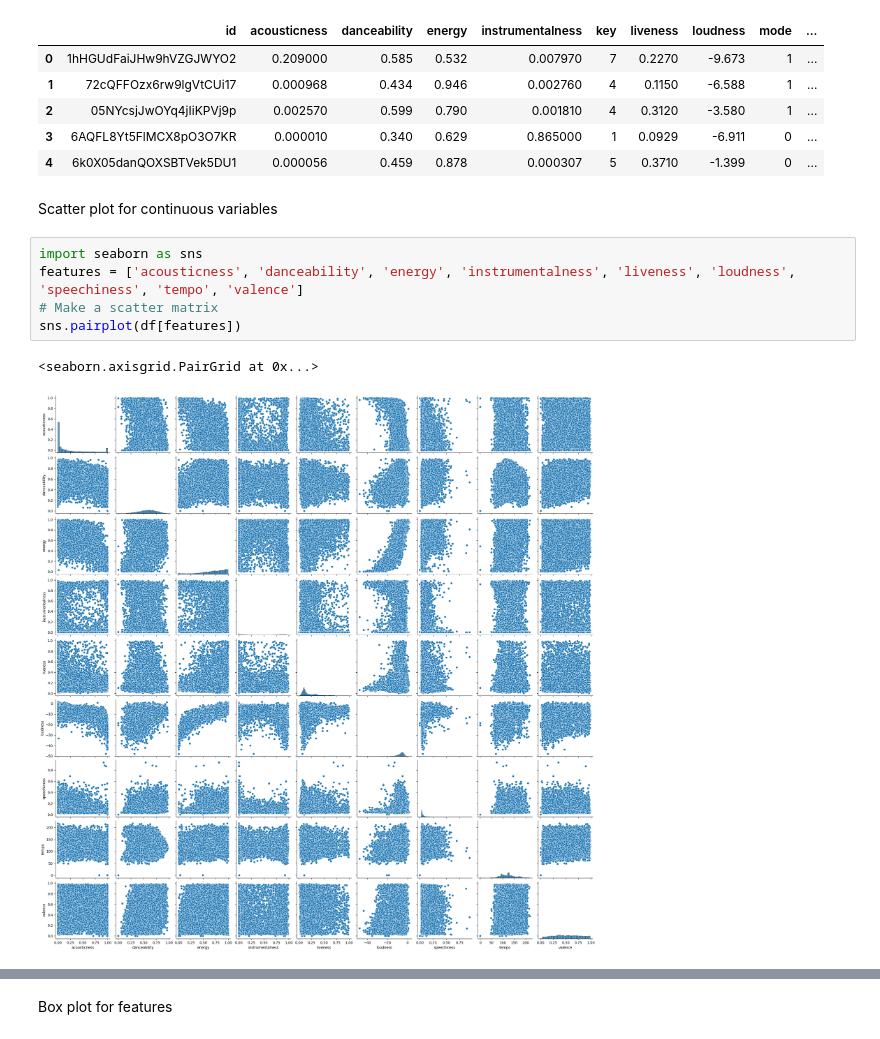
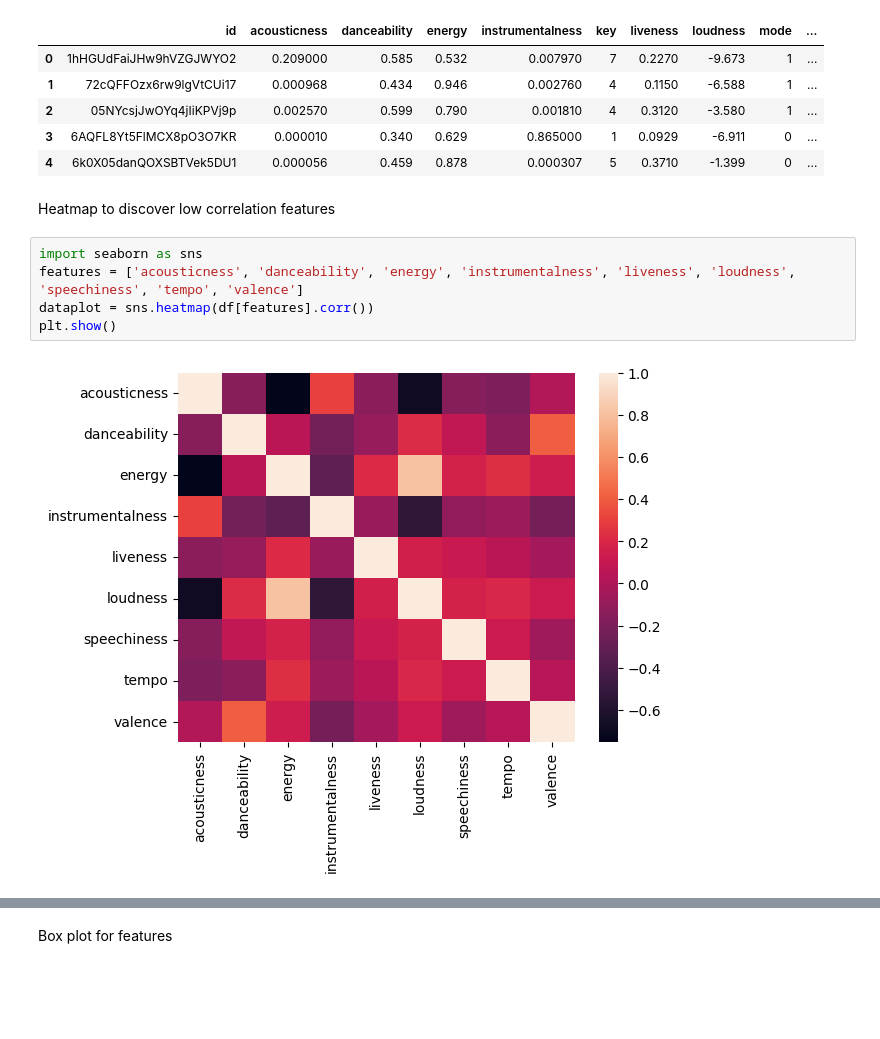
Before and after one commit to ninh-nd/spotify-rec, a Jupyter notebook: seed/data.ipynb, the cells around one changed output, grey strips where cells are left out. Saved outputs shown, nothing was run; the diff lists cells and outputs as text; blank space fills up the shorter version.

Commit message:
Use heatmap to reduce the number of graphs

```diff
--- a/seed/data.ipynb
+++ b/seed/data.ipynb
@@ -14,12 +14,11 @@ df.head()
 | 3 | 6AQFL8Yt5FlMCX8pO3O7KR | 0.000010 | 0.340 | 0.629 | 0.865000 | 1 | 0.0929 | -6.911 | 0 | ... |
 | 4 | 6k0X05danQOXSBTVek5DU1 | 0.000056 | 0.459 | 0.878 | 0.000307 | 5 | 0.3710 | -1.399 | 0 | ... |
 # %% [markdown]
-Scatter plot for continuous variables
+Heatmap to discover low correlation features
 # %%
 import seaborn as sns
 features = ['acousticness', 'danceability', 'energy', 'instrumentalness', 'liveness', 'loudness', 'speechiness', 'tempo', 'valence']
-# Make a scatter matrix
-sns.pairplot(df[features])
+dataplot = sns.heatmap(df[features].corr())
+plt.show()
 # %% [output]
-<seaborn.axisgrid.PairGrid at 0x...>
-[figure, old version]
+[figure, new version]
```
Also changed, not shown: parts of 2 cells of this notebook.
